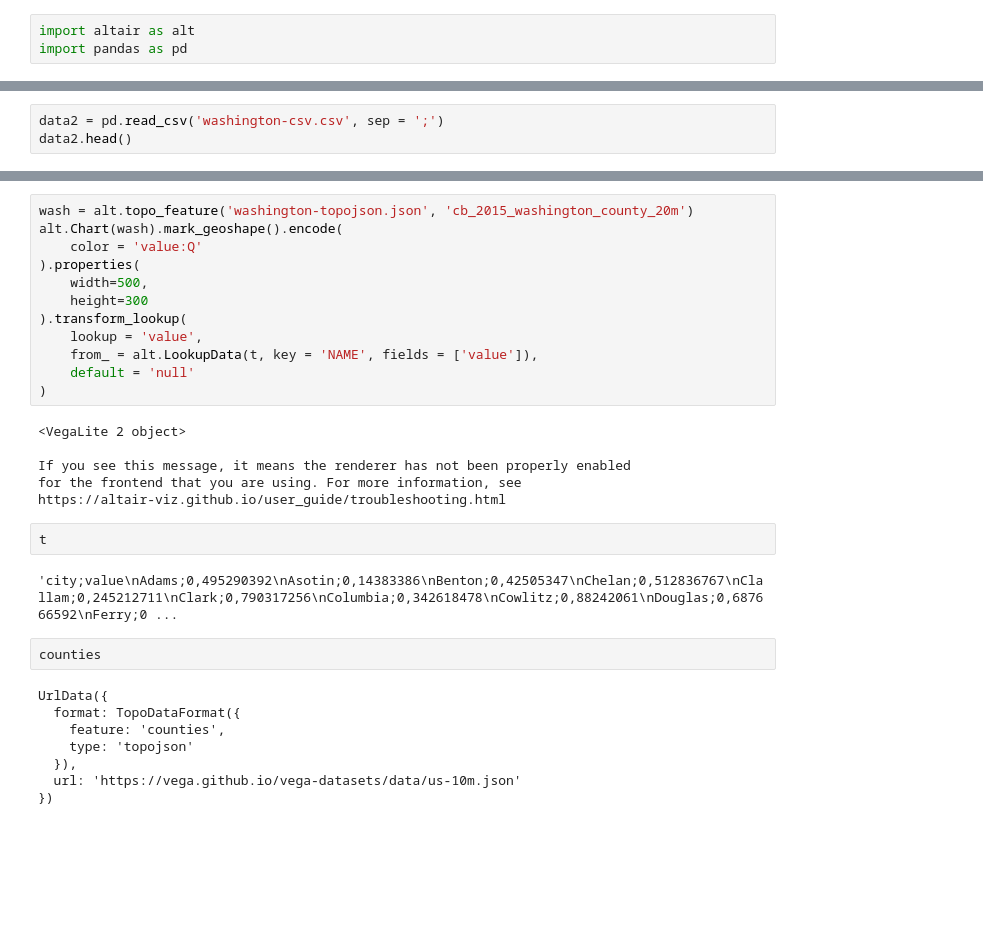
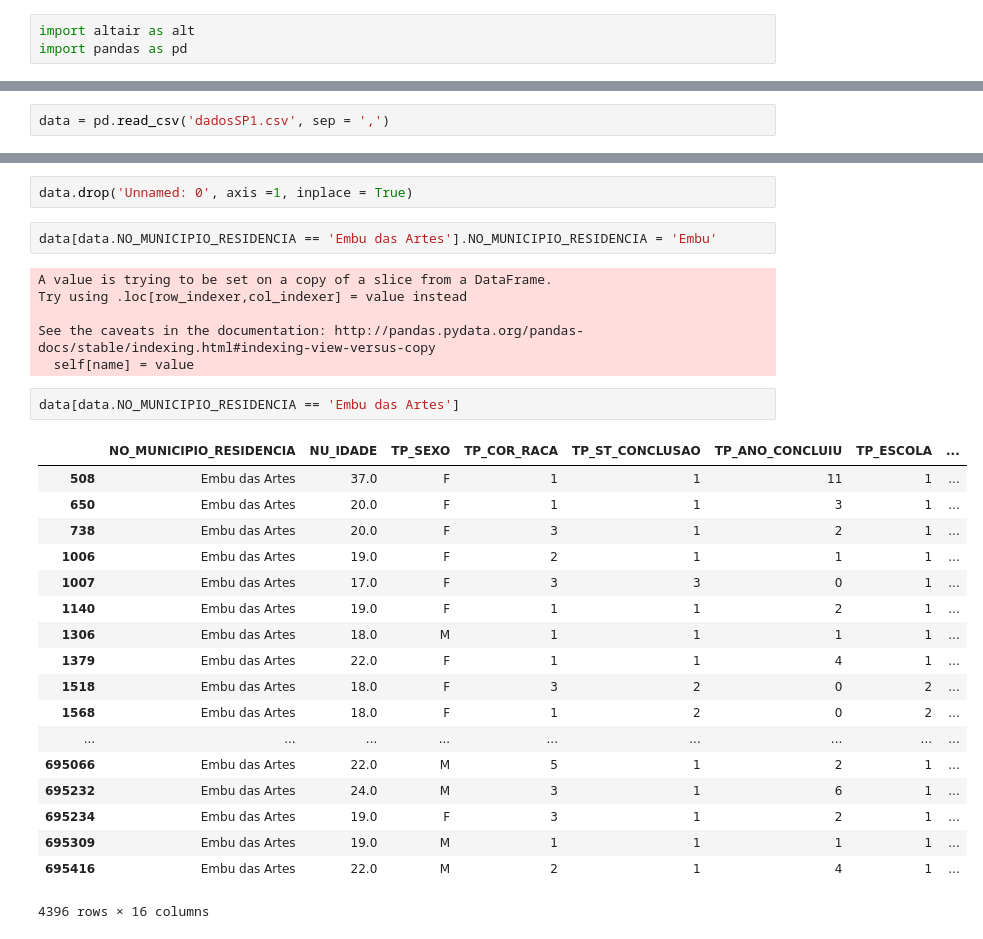
Before and after one commit to GiovaniValdrighi/DataScience_IC, a Jupyter notebook: MapPlot.ipynb, the cells around one changed output, grey strips where cells are left out. Drawn from its saved outputs; the diff is of its cells as text; blank space fills up the shorter version.

```diff
--- a/MapPlot.ipynb
+++ b/MapPlot.ipynb
@@ -36,3 +11,2 @@ alt.Chart(sp).mark_geoshape().encode(
 # %%
-data2 = pd.read_csv('washington-csv.csv', sep = ';')
-data2.head()
+data = pd.read_csv('dadosSP1.csv', sep = ',')
@@ -131,32 +13,31 @@ t
-# %%
-wash = alt.topo_feature('washington-topojson.json', 'cb_2015_washington_county_20m')
-alt.Chart(wash).mark_geoshape().encode(
-    color = 'value:Q'
-).properties(
-    width=500,
-    height=300
-).transform_lookup(
-    lookup = 'value',
-    from_ = alt.LookupData(t, key = 'NAME', fields = ['value']),
-    default = 'null'
-)
-# %% [output]
-<VegaLite 2 object>
-
-If you see this message, it means the renderer has not been properly enabled
-for the frontend that you are using. For more information, see
-https://altair-viz.github.io/user_guide/troubleshooting.html
-# %%
-t
-# %% [output]
-'city;value\nAdams;0,495290392\nAsotin;0,14383386\nBenton;0,42505347\nChelan;0,512836767\nClallam;0,245212711\nClark;0,790317256\nColumbia;0,342618478\nCowlitz;0,88242061\nDouglas;0,687666592\nFerry;0 ...
-# %%
-counties
-# %% [output]
-UrlData({
-  format: TopoDataFormat({
-    feature: 'counties',
-    type: 'topojson'
-  }),
-  url: 'https://vega.github.io/vega-datasets/data/us-10m.json'
-})
+# %%
+data.drop('Unnamed: 0', axis =1, inplace = True)
+# %%
+data[data.NO_MUNICIPIO_RESIDENCIA == 'Embu das Artes'].NO_MUNICIPIO_RESIDENCIA = 'Embu'
+# %% [output]
+A value is trying to be set on a copy of a slice from a DataFrame.
+Try using .loc[row_indexer,col_indexer] = value instead
+
+See the caveats in the documentation: http://pandas.pydata.org/pandas-docs/stable/indexing.html#indexing-view-versus-copy
+  self[name] = value
+# %%
+data[data.NO_MUNICIPIO_RESIDENCIA == 'Embu das Artes']
+# %% [output]
+|  | NO_MUNICIPIO_RESIDENCIA | NU_IDADE | TP_SEXO | TP_COR_RACA | TP_ST_CONCLUSAO | TP_ANO_CONCLUIU | TP_ESCOLA | ... |
+| 508 | Embu das Artes | 37.0 | F | 1 | 1 | 11 | 1 | ... |
+| 650 | Embu das Artes | 20.0 | F | 1 | 1 | 3 | 1 | ... |
+| 738 | Embu das Artes | 20.0 | F | 3 | 1 | 2 | 1 | ... |
+| 1006 | Embu das Artes | 19.0 | F | 2 | 1 | 1 | 1 | ... |
+| 1007 | Embu das Artes | 17.0 | F | 3 | 3 | 0 | 1 | ... |
+| 1140 | Embu das Artes | 19.0 | F | 1 | 1 | 2 | 1 | ... |
+| 1306 | Embu das Artes | 18.0 | M | 1 | 1 | 1 | 1 | ... |
+| 1379 | Embu das Artes | 22.0 | F | 1 | 1 | 4 | 1 | ... |
+| 1518 | Embu das Artes | 18.0 | F | 3 | 2 | 0 | 2 | ... |
+| 1568 | Embu das Artes | 18.0 | F | 1 | 2 | 0 | 2 | ... |
+| ... | ... | ... | ... | ... | ... | ... | ... | ... |
+| 695066 | Embu das Artes | 22.0 | M | 5 | 1 | 2 | 1 | ... |
+| 695232 | Embu das Artes | 24.0 | M | 3 | 1 | 6 | 1 | ... |
+| 695234 | Embu das Artes | 19.0 | F | 3 | 1 | 2 | 1 | ... |
+| 695309 | Embu das Artes | 19.0 | M | 1 | 1 | 1 | 1 | ... |
+| 695416 | Embu das Artes | 22.0 | M | 2 | 1 | 4 | 1 | ... |
+4396 rows × 16 columns
```
Also changed, not shown: parts of 16 cells of this notebook.
